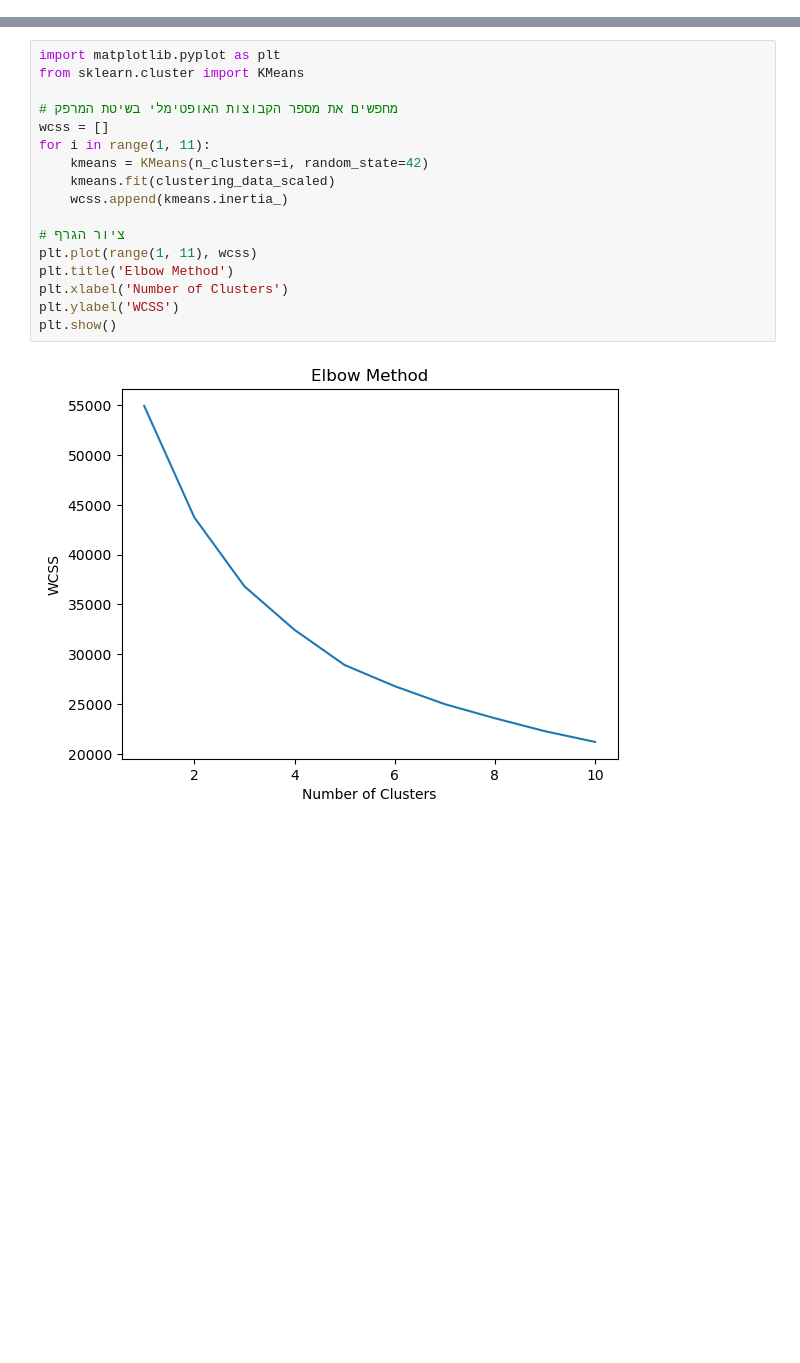
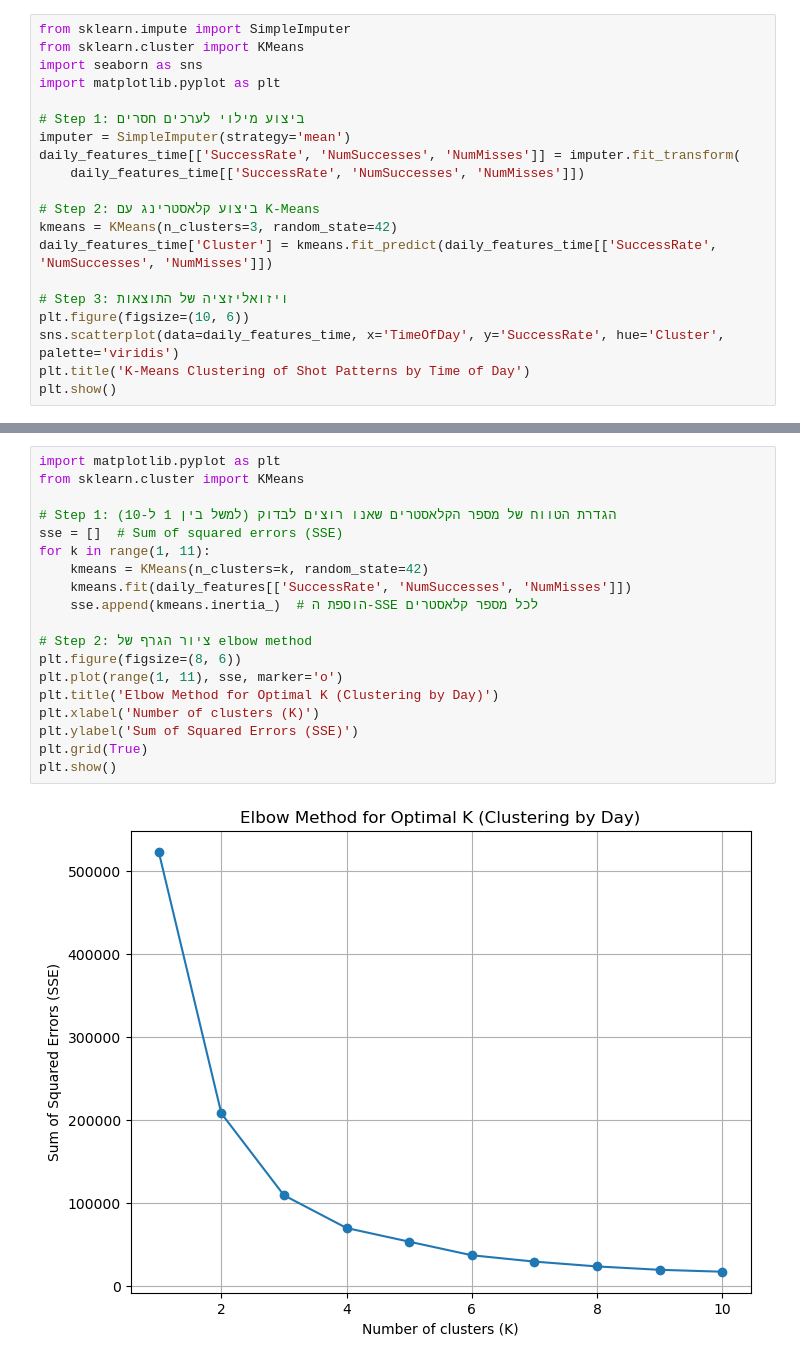
Before and after one commit to Omri5790/RSPCT, a Jupyter notebook: RSPCT_PROJEXT/Resources/Shot Csvs/k-means.ipynb, the cells around one changed output, grey strips where cells are left out. Saved outputs shown, nothing was run; the diff lists cells and outputs as text; blank space fills up the shorter version.

```diff
--- a/RSPCT_PROJEXT/Resources/Shot Csvs/k-means.ipynb
+++ b/RSPCT_PROJEXT/Resources/Shot Csvs/k-means.ipynb
@@ -61,0 +159,20 @@ See the caveats in the documentation: https://pandas.pydata.org/pandas-docs/stab
+# %%
+from sklearn.impute import SimpleImputer
+from sklearn.cluster import KMeans
+import seaborn as sns
+import matplotlib.pyplot as plt
+
+# Step 1: ביצוע מילוי לערכים חסרים
+imputer = SimpleImputer(strategy='mean')
+daily_features_time[['SuccessRate', 'NumSuccesses', 'NumMisses']] = imputer.fit_transform(
+    daily_features_time[['SuccessRate', 'NumSuccesses', 'NumMisses']])
+
+# Step 2: ביצוע קלאסטרינג עם K-Means
+kmeans = KMeans(n_clusters=3, random_state=42)
+daily_features_time['Cluster'] = kmeans.fit_predict(daily_features_time[['SuccessRate', 'NumSuccesses', 'NumMisses']])
+
+# Step 3: ויזואליזציה של התוצאות
+plt.figure(figsize=(10, 6))
+sns.scatterplot(data=daily_features_time, x='TimeOfDay', y='SuccessRate', hue='Cluster', palette='viridis')
+plt.title('K-Means Clustering of Shot Patterns by Time of Day')
+plt.show()
@@ -62,19 +181,21 @@ See the caveats in the documentation: https://pandas.pydata.org/pandas-docs/stab
 # %%
 import matplotlib.pyplot as plt
 from sklearn.cluster import KMeans
 
-# מחפשים את מספר הקבוצות האופטימלי בשיטת המרפק
-wcss = []
-for i in range(1, 11):
-    kmeans = KMeans(n_clusters=i, random_state=42)
-    kmeans.fit(clustering_data_scaled)
-    wcss.append(kmeans.inertia_)
+# Step 1: הגדרת הטווח של מספר הקלאסטרים שאנו רוצים לבדוק (למשל בין 1 ל-10)
+sse = []  # Sum of squared errors (SSE)
+for k in range(1, 11):
+    kmeans = KMeans(n_clusters=k, random_state=42)
+    kmeans.fit(daily_features[['SuccessRate', 'NumSuccesses', 'NumMisses']])
+    sse.append(kmeans.inertia_)  # הוספת ה-SSE לכל מספר קלאסטרים
 
-# ציור הגרף
-plt.plot(range(1, 11), wcss)
-plt.title('Elbow Method')
-plt.xlabel('Number of Clusters')
-plt.ylabel('WCSS')
+# Step 2: ציור הגרף של elbow method
+plt.figure(figsize=(8, 6))
+plt.plot(range(1, 11), sse, marker='o')
+plt.title('Elbow Method for Optimal K (Clustering by Day)')
+plt.xlabel('Number of clusters (K)')
+plt.ylabel('Sum of Squared Errors (SSE)')
+plt.grid(True)
 plt.show()
 # %% [output]
-[figure, old version]
+[figure, new version]
```
Also changed, not shown: parts of 12 cells of this notebook.
